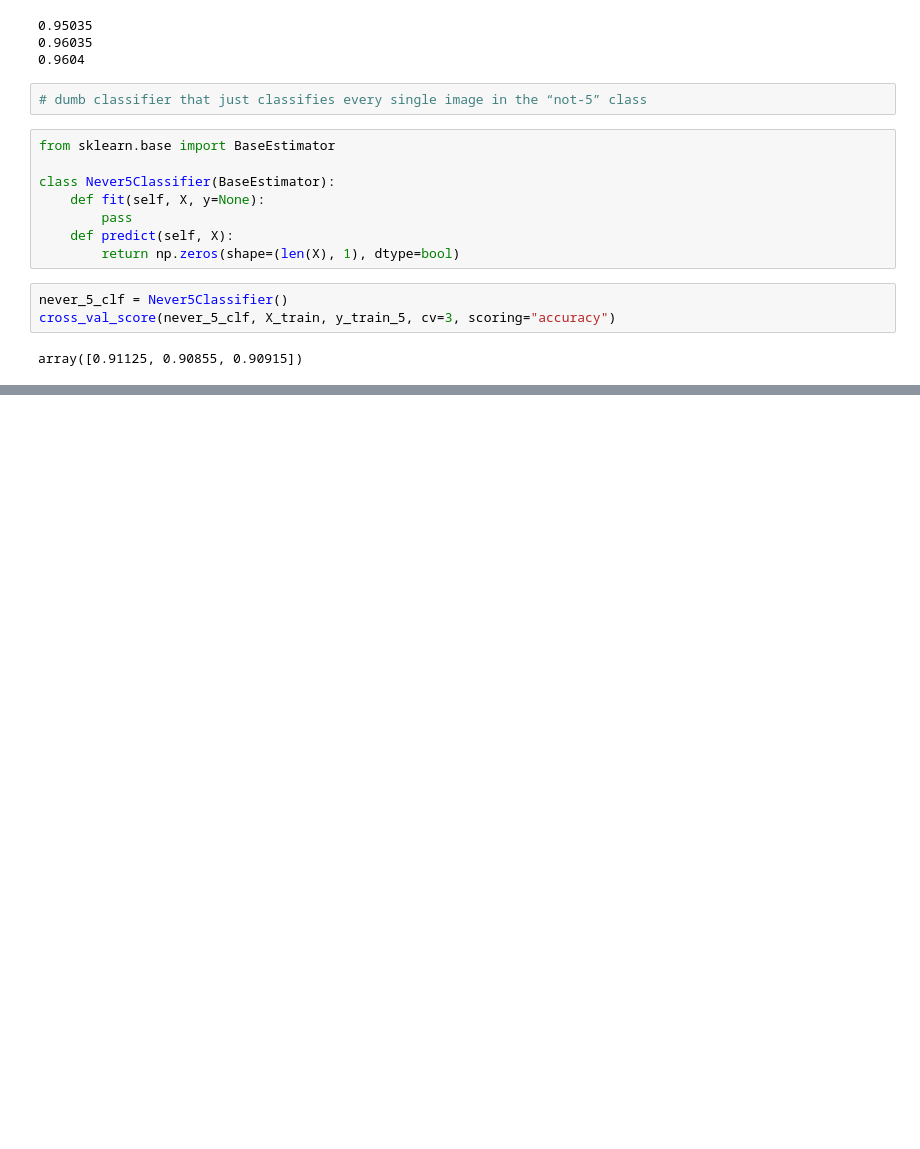
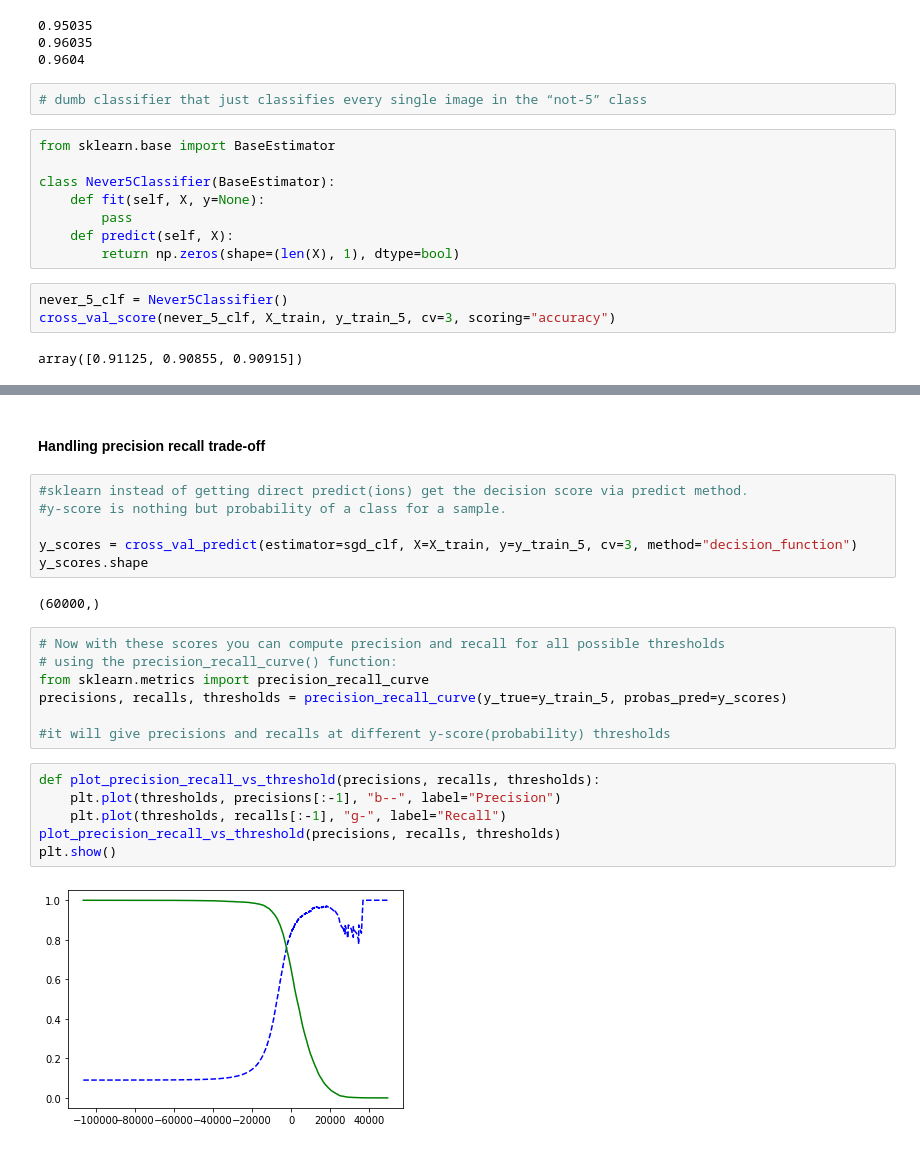
Before and after one commit to Richish/hands_on_ml, a Jupyter notebook: 3_classification.ipynb, the cells around one changed output, grey strips where cells are left out. Saved outputs shown, nothing was run; the diff lists cells and outputs as text; blank space fills up the shorter version.

```diff
--- a/3_classification.ipynb
+++ b/3_classification.ipynb
@@ -139,0 +195,25 @@ array([0.91125, 0.90855, 0.90915])
+# %% [markdown]
+#### Handling precision recall trade-off
+# %%
+#sklearn instead of getting direct predict(ions) get the decision score via predict method.
+#y-score is nothing but probability of a class for a sample.
+
+y_scores = cross_val_predict(estimator=sgd_clf, X=X_train, y=y_train_5, cv=3, method="decision_function")
+y_scores.shape
+# %% [output]
+(60000,)
+# %%
+# Now with these scores you can compute precision and recall for all possible thresholds
+# using the precision_recall_curve() function:
+from sklearn.metrics import precision_recall_curve
+precisions, recalls, thresholds = precision_recall_curve(y_true=y_train_5, probas_pred=y_scores)
+
+#it will give precisions and recalls at different y-score(probability) thresholds
+# %%
+def plot_precision_recall_vs_threshold(precisions, recalls, thresholds):
+    plt.plot(thresholds, precisions[:-1], "b--", label="Precision")
+    plt.plot(thresholds, recalls[:-1], "g-", label="Recall")
+plot_precision_recall_vs_threshold(precisions, recalls, thresholds)
+plt.show()
+# %% [output]
+[figure, added]
```
Also changed, not shown: parts of 25 cells of this notebook.
